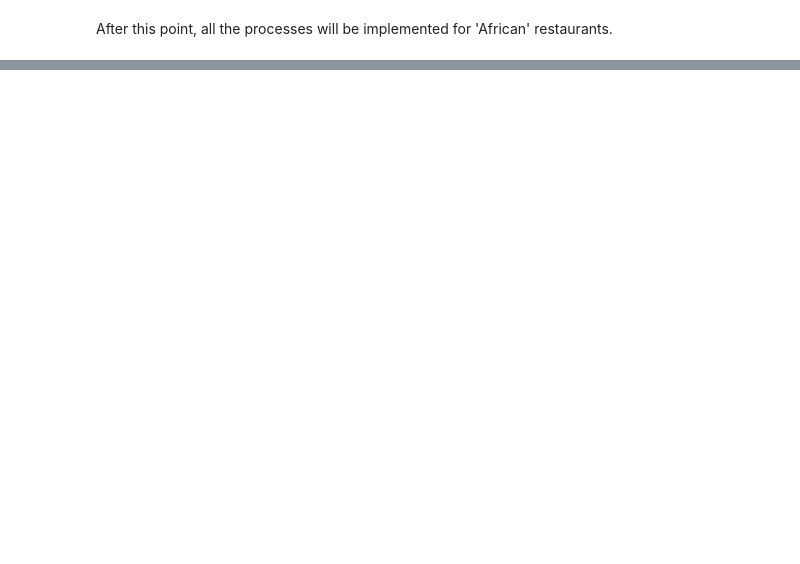
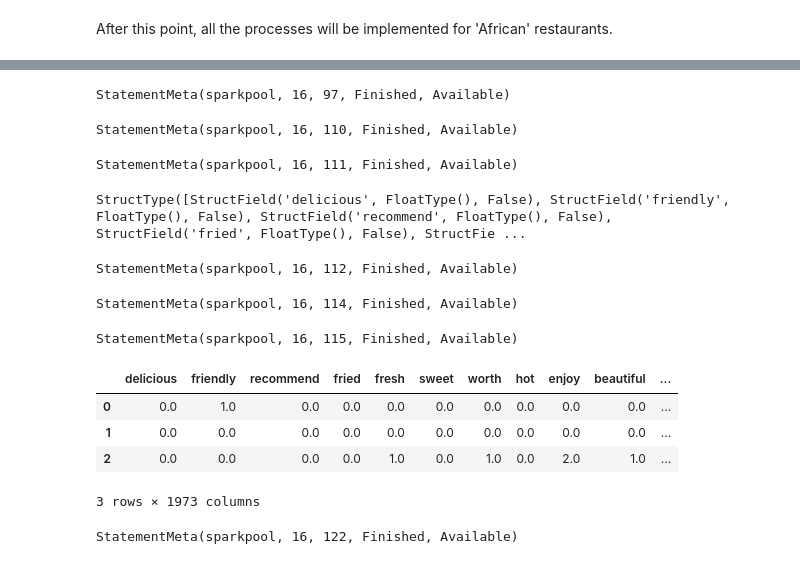
Before and after one commit to yusufkurubacak/PySpark-Yelp-Restaurant-Reviews-Sentiment-Analysis, a Jupyter notebook: Yelp_Sentiment_Analysis.ipynb, the cells around one changed output, grey strips where cells are left out. Cells and saved outputs as stored; diff of their text form; code cells hidden in the pictures; blank space fills up the shorter version.

```diff
--- a/Yelp_Sentiment_Analysis.ipynb
+++ b/Yelp_Sentiment_Analysis.ipynb
@@ -308,0 +617,36 @@ Korean_words_score
+# %%
+c = list(map(lambda x: x[0],c))
+# %% [output]
+StatementMeta(sparkpool, 16, 97, Finished, Available)
+# %%
+schema = StructType(
+[StructField(i,FloatType(),False) for i in vocab]
+)
+# %% [output]
+StatementMeta(sparkpool, 16, 110, Finished, Available)
+# %%
+schema[:10]
+# %% [output]
+StatementMeta(sparkpool, 16, 111, Finished, Available)
+StructType([StructField('delicious', FloatType(), False), StructField('friendly', FloatType(), False), StructField('recommend', FloatType(), False), StructField('fried', FloatType(), False), StructFie ...
+# %%
+matrix = spark.createDataFrame(c,schema = schema)
+# %% [output]
+StatementMeta(sparkpool, 16, 112, Finished, Available)
+# %%
+matrix_pd = matrix.toPandas()
+# %% [output]
+StatementMeta(sparkpool, 16, 114, Finished, Available)
+# %%
+matrix_pd.head(3)
+# %% [output]
+StatementMeta(sparkpool, 16, 115, Finished, Available)
+|  | delicious | friendly | recommend | fried | fresh | sweet | worth | hot | enjoy | beautiful | ... |
+| 0 | 0.0 | 1.0 | 0.0 | 0.0 | 0.0 | 0.0 | 0.0 | 0.0 | 0.0 | 0.0 | ... |
+| 1 | 0.0 | 0.0 | 0.0 | 0.0 | 0.0 | 0.0 | 0.0 | 0.0 | 0.0 | 0.0 | ... |
+| 2 | 0.0 | 0.0 | 0.0 | 0.0 | 1.0 | 0.0 | 1.0 | 0.0 | 2.0 | 1.0 | ... |
+3 rows × 1973 columns
+# %%
+frequency = matrix_pd.sum(axis = 0)
+# %% [output]
+StatementMeta(sparkpool, 16, 122, Finished, Available)
```
Also changed, not shown: parts of 129 cells of this notebook.
